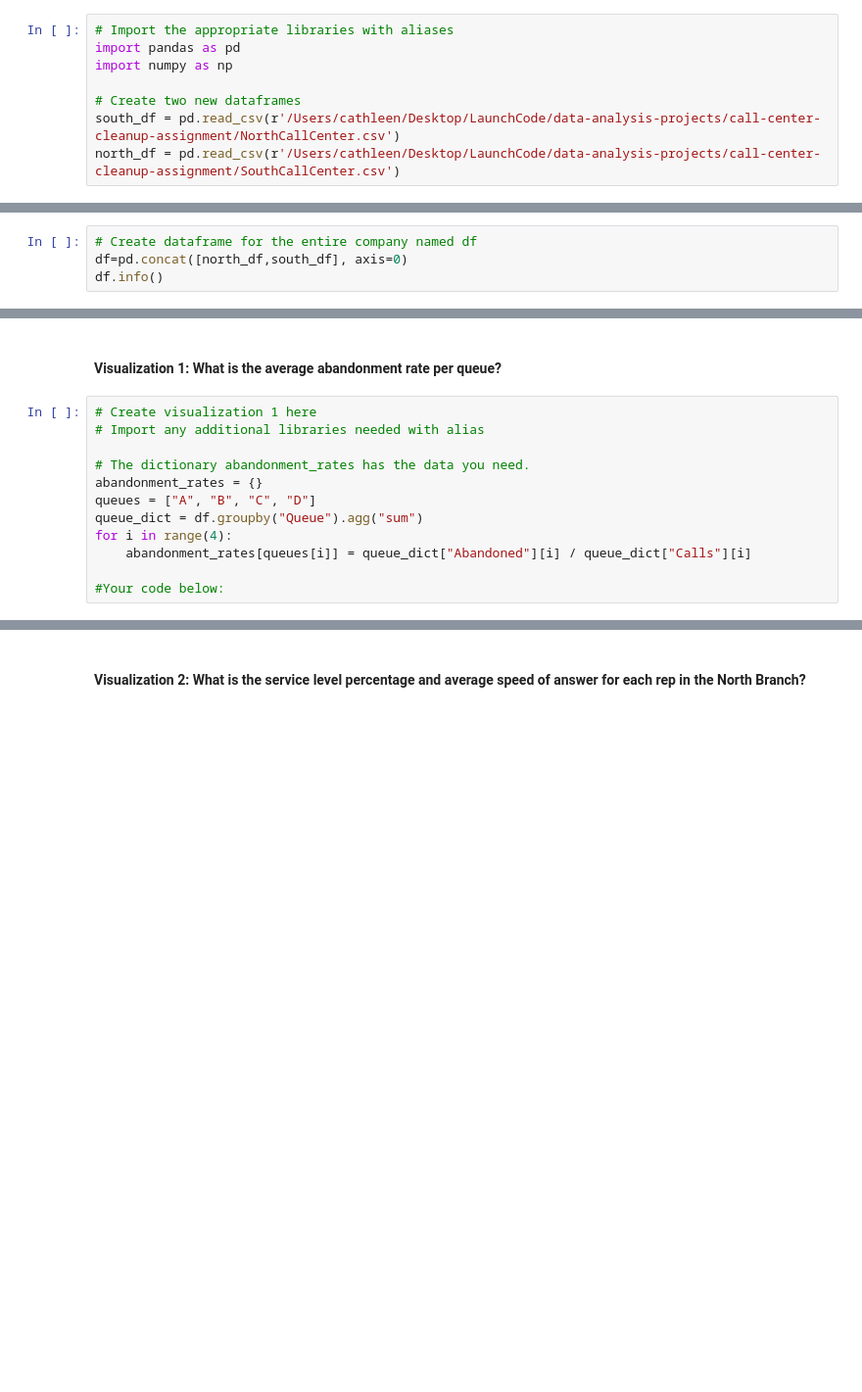
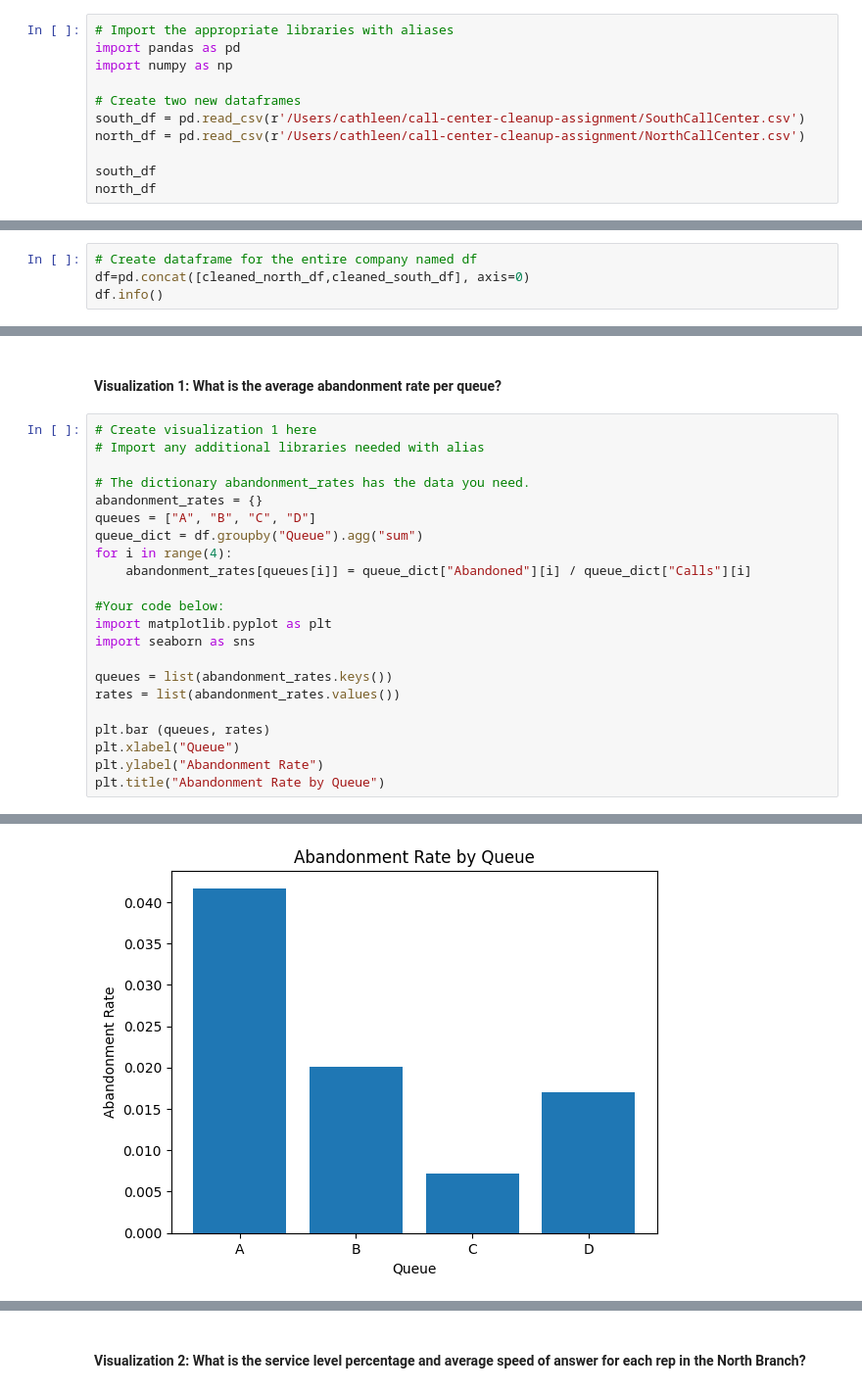
Before and after one commit to c-e-williams/call-center-cleanup-assignment, a Jupyter notebook: Call_Center_Cleanup.ipynb, the cells around one changed output, grey strips where cells are left out. Shown at 98% size. Cells and saved outputs as stored; diff of their text form; blank space fills up the shorter version.

```diff
--- a/Call_Center_Cleanup.ipynb
+++ b/Call_Center_Cleanup.ipynb
@@ -35,5 +35,8 @@ import pandas as pd
 import numpy as np
 
 # Create two new dataframes
-south_df = pd.read_csv(r'/Users/cathleen/Desktop/LaunchCode/data-analysis-projects/call-center-cleanup-assignment/NorthCallCenter.csv')
-north_df = pd.read_csv(r'/Users/cathleen/Desktop/LaunchCode/data-analysis-projects/call-center-cleanup-assignment/SouthCallCenter.csv')
+south_df = pd.read_csv(r'/Users/cathleen/call-center-cleanup-assignment/SouthCallCenter.csv')
+north_df = pd.read_csv(r'/Users/cathleen/call-center-cleanup-assignment/NorthCallCenter.csv')
+
+south_df
+north_df
@@ -247,7 +242,7 @@ Before you begin answering any questions, combine the two datasets together to c
 * Add additional code blocks as needed to show how you came to your conclusions. Add comments in your code blocks to help others understand your thinking. Record your answer below.
 # %%
 # Create dataframe for the entire company named df
-df=pd.concat([north_df,south_df], axis=0)
+df=pd.concat([cleaned_north_df,cleaned_south_df], axis=0)
 df.info()
 # %% [output]
 <class 'pandas.core.frame.DataFrame'>
@@ -331,4 +418,14 @@ for i in range(4):
     abandonment_rates[queues[i]] = queue_dict["Abandoned"][i] / queue_dict["Calls"][i]
 
 #Your code below:
+import matplotlib.pyplot as plt
+import seaborn as sns
+
+queues = list(abandonment_rates.keys())
+rates = list(abandonment_rates.values())
+
+plt.bar (queues, rates)
+plt.xlabel("Queue")
+plt.ylabel("Abandonment Rate")
+plt.title("Abandonment Rate by Queue")
 # %% [output]
@@ -336,3 +433,4 @@ NameError: name 'df' is not defined
+[figure, added]
 # %% [markdown]
 ##### Record your answer below:
 
```
Also changed, not shown: parts of 31 cells of this notebook.
